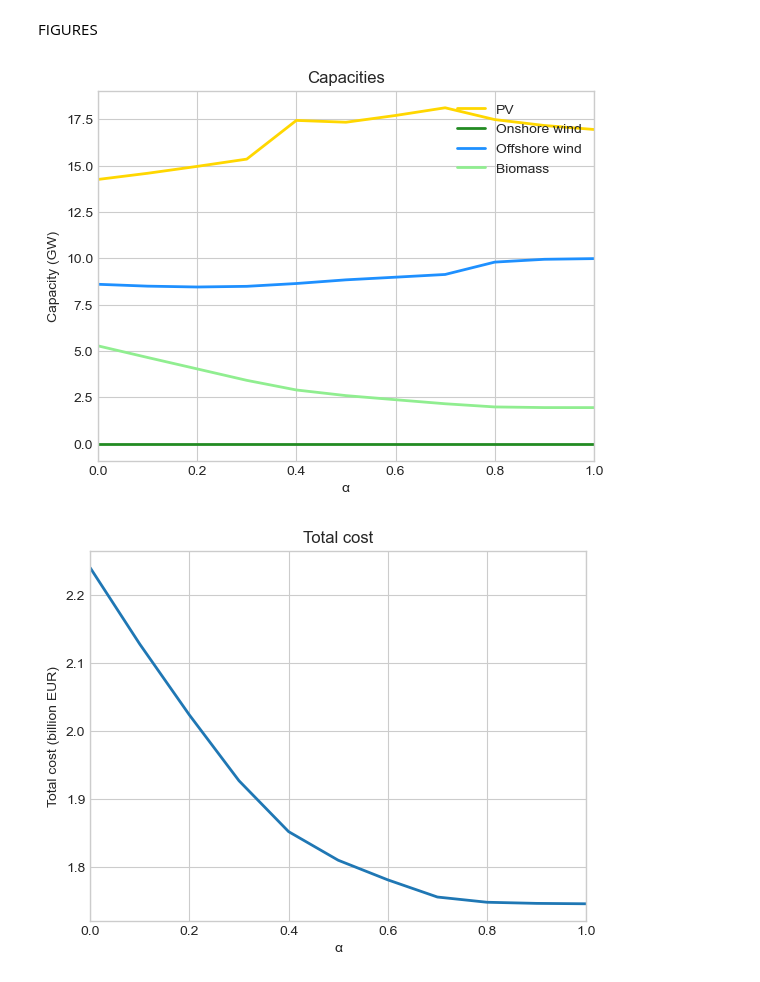
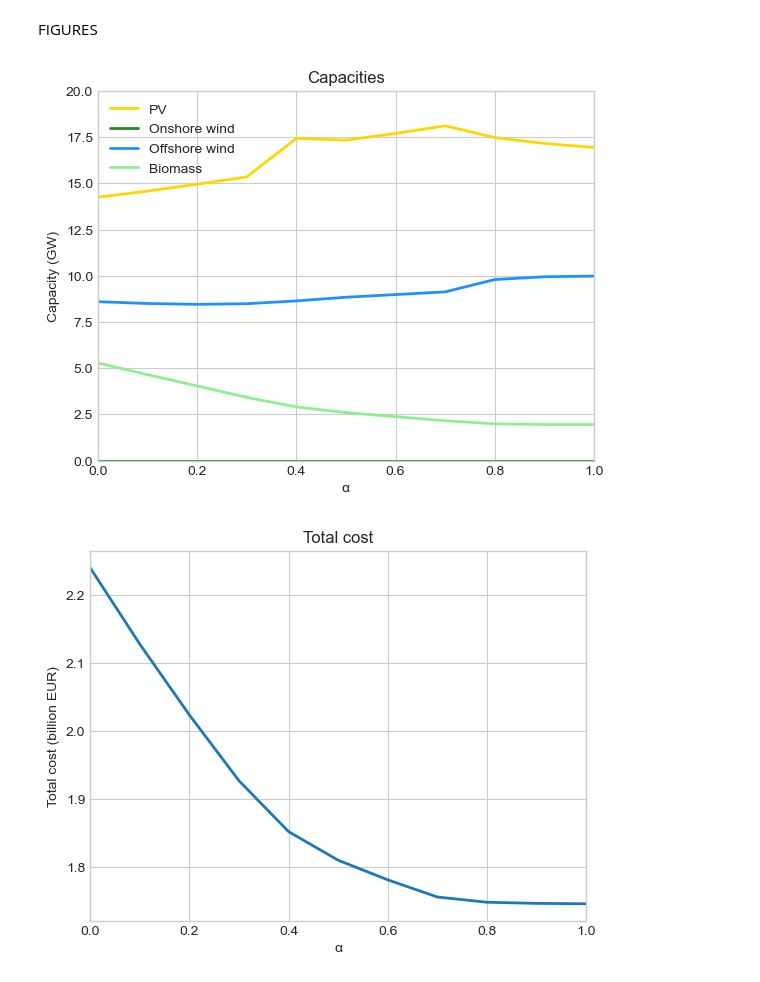
Before and after one commit to Emiknd/test, a Jupyter notebook: Seminar.ipynb, the cells around one changed output. Saved outputs shown, nothing was run; the diff lists cells and outputs as text; code cells hidden in the pictures.

```diff
--- a/Seminar.ipynb
+++ b/Seminar.ipynb
@@ -552,7 +552,7 @@ for i, alpha in enumerate(alpha_values):
 **With biomass**
 # %%
 # List of alpha values
-alpha_values = np.arange(0, 1.01, 0.1)
+alpha_values = np.arange(0, 1.01, 0.01)
 
 # Arrays to store results
 N_pv_opt_array = np.zeros(len(alpha_values))
@@ -583,7 +583,7 @@ for i, alpha in enumerate(alpha_values):
     model.k_iof = Param(default=77778)#3458333)
     model.k_ibio = Param(default=132000)#3671920)
     model.k_vbio = Param(default=126)
-    model.k_vv2g = Param(default=97.6)#226.56)
+    model.k_vv2g = Param(default=97.6) #226.56)
     model.eta_charge = Param (default=0.924)
     model.eta_discharge = Param(default=0.903)
     model.E_s = Param(default=160425)
@@ -731,25 +731,25 @@ FIGURES
 # %%
 # Capacity Plot
 import matplotlib.pyplot as plt
 plt.style.use('seaborn-whitegrid')
 
 #Convert to GW --> plot
 fig, ax = plt.subplots()
 
 ax.plot(results_df['alpha'], results_df['PV']/1000, linewidth=2.0, color='gold', label='PV')
 ax.plot(results_df['alpha'], results_df['ON']/1000, linewidth=2.0, color='forestgreen', label='Onshore wind')
 ax.plot(results_df['alpha'], results_df['OF']/1000, linewidth=2.0, color='dodgerblue', label='Offshore wind')
 ax.plot(results_df['alpha'], results_df['BIO']/1000, linewidth=2.0, color='lightgreen', label='Biomass')
 
-ax.set(xlim=(0, 1), xlabel='\u03B1', ylabel='Capacity (GW)')
+ax.set(xlim=(0, 1), ylim=(0,20), xlabel='\u03B1', ylabel='Capacity (GW)')
 
 ax.legend()
 
 ax.set_title('Capacities')
 
 plt.show()
 # %% [output]
-[figure, old version]
+[figure, new version]
 # %%
 # Cost Plot
 Z_billion = results_df['Z']/1000000000
```
Also changed, not shown: parts of 1 cell of this notebook.
